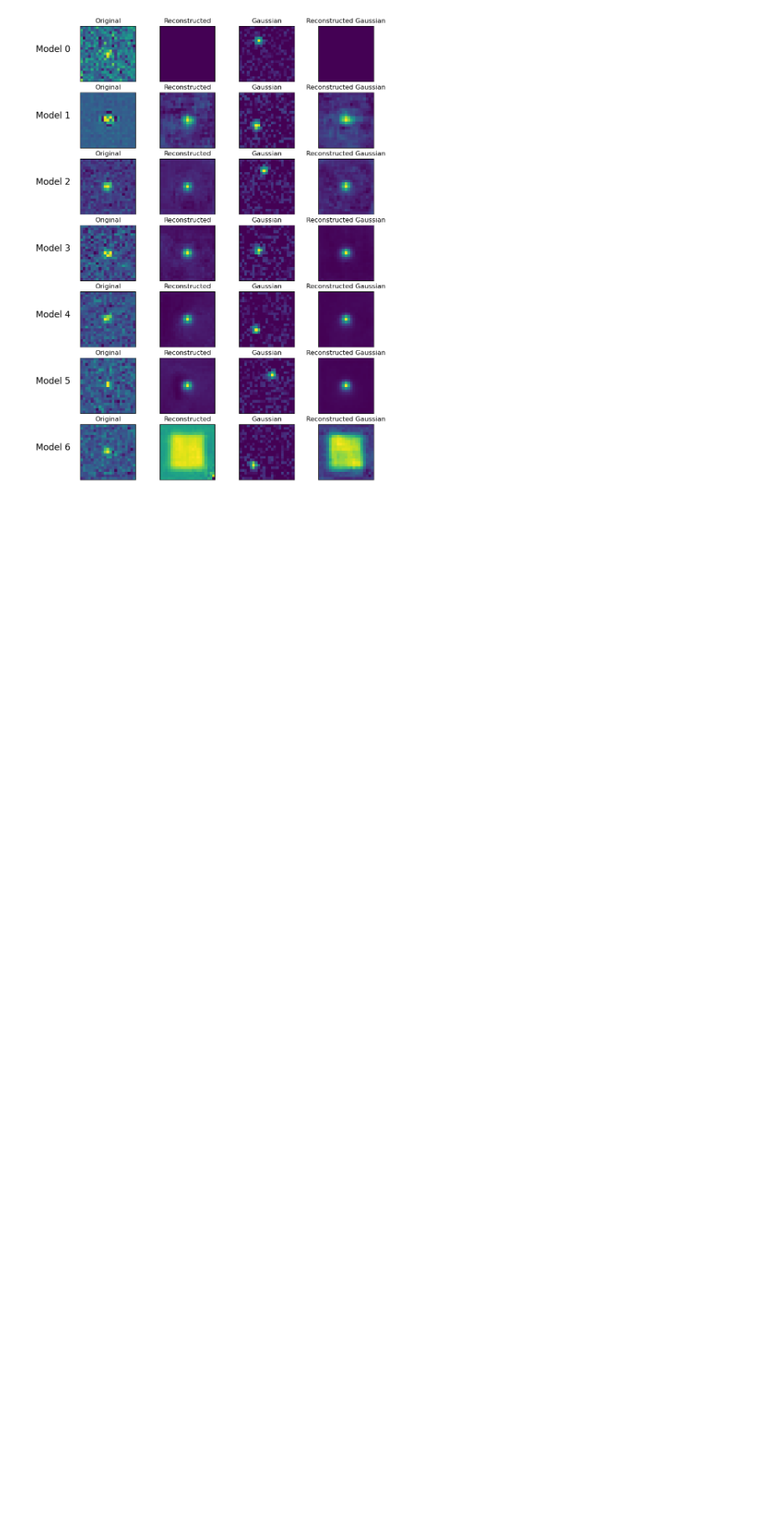
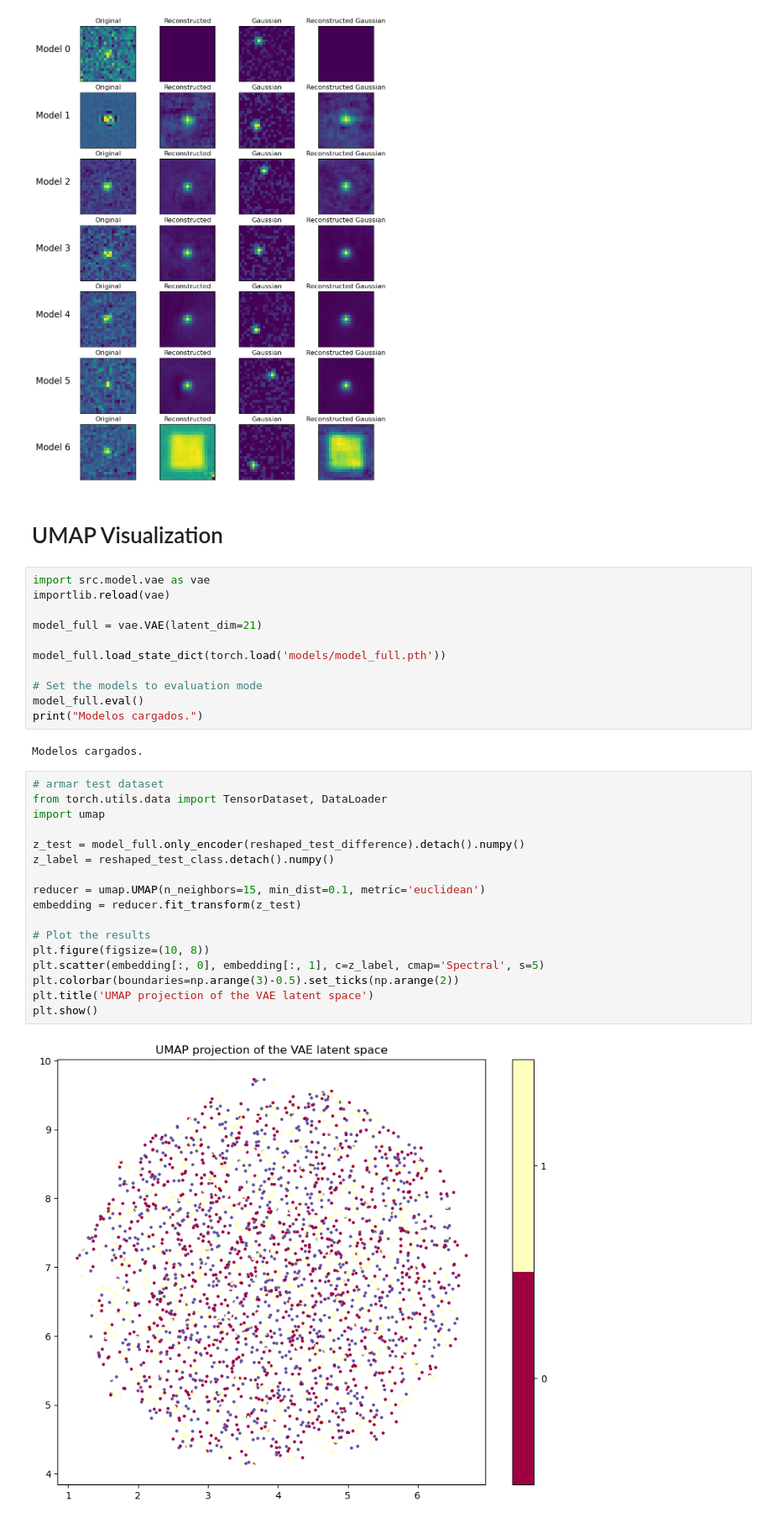
Before and after one commit to pmarconep/ZTF_alert_8a, a Jupyter notebook: proyecto.ipynb, the cells around one changed output. Shown: that part at 84% size. Drawn from its saved outputs; the diff is of its cells as text; blank space fills up the shorter version.

```diff
--- a/proyecto.ipynb
+++ b/proyecto.ipynb
@@ -404,3 +404,37 @@ datasets = test_difference
 plots.plot_train_example(models, datasets, gaussian_dataset)
 # %% [output]
 [figure]
+# %% [markdown]
+# UMAP Visualization
+# %%
+import src.model.vae as vae
+importlib.reload(vae)
+
+model_full = vae.VAE(latent_dim=21)
+
+model_full.load_state_dict(torch.load('models/model_full.pth'))
+
+# Set the models to evaluation mode
+model_full.eval()
+print("Modelos cargados.")
+# %% [output]
+Modelos cargados.
+# %%
+# armar test dataset
+from torch.utils.data import TensorDataset, DataLoader
+import umap
+
+z_test = model_full.only_encoder(reshaped_test_difference).detach().numpy()
+z_label = reshaped_test_class.detach().numpy()
+
+reducer = umap.UMAP(n_neighbors=15, min_dist=0.1, metric='euclidean')
+embedding = reducer.fit_transform(z_test)
+
+# Plot the results
+plt.figure(figsize=(10, 8))
+plt.scatter(embedding[:, 0], embedding[:, 1], c=z_label, cmap='Spectral', s=5)
+plt.colorbar(boundaries=np.arange(3)-0.5).set_ticks(np.arange(2))
+plt.title('UMAP projection of the VAE latent space')
+plt.show()
+# %% [output]
+[figure, added]
```
Also changed, not shown: parts of 3 cells of this notebook, 2 other files.
